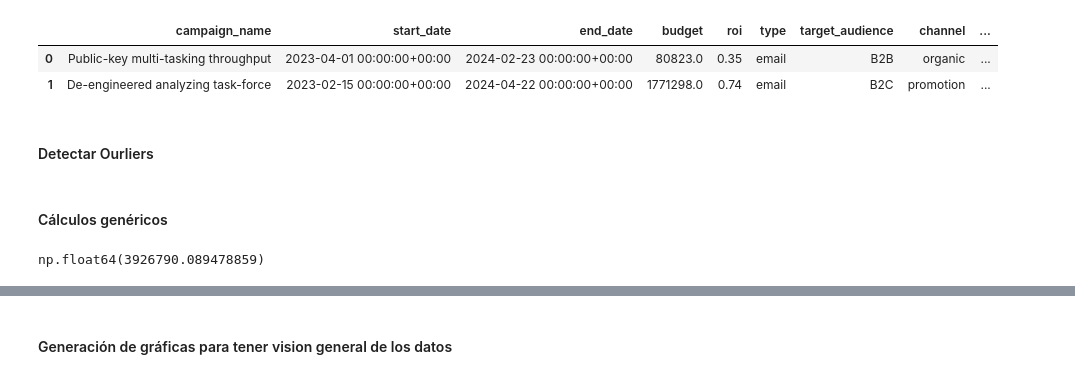
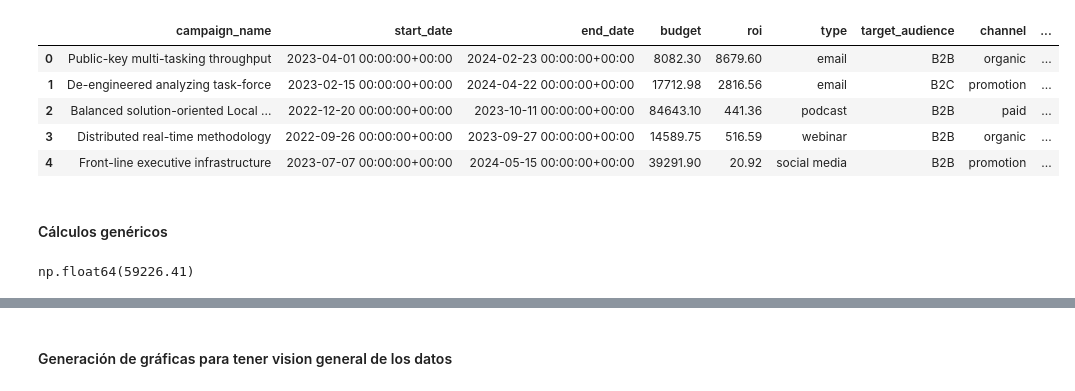
Before and after one commit to Natarcos/upgrade-hub-marketing-analysis, a Jupyter notebook: EDA/mkt_eda.ipynb, the cells around one changed output, grey strips where cells are left out. Saved outputs shown, nothing was run; the diff lists cells and outputs as text; code cells hidden in the pictures.

```diff
--- a/EDA/mkt_eda.ipynb
+++ b/EDA/mkt_eda.ipynb
@@ -24,13 +24,13 @@ plt.rcParams['axes.titlesize'] = 14
 plt.rcParams['xtick.labelsize'] = 10
 plt.rcParams['ytick.labelsize'] = 10
 # %%
-#datos
-df = pd.read_csv('/Users/n.arcos89/Documents/GitHub/upgrade-hub-marketing-analysis/Preprocesamiento/roi-preprocesamiento-marketing.csv')
+df = pd.read_csv('/Users/n.arcos89/Documents/GitHub/upgrade-hub-marketing-analysis/Preprocesamiento/pre-marketing.csv', sep=',', quotechar='"', quoting=csv.QUOTE_MINIMAL)
 # %%
-df.head(2)
+df.head()
 # %% [output]
 |  | campaign_name | start_date | end_date | budget | roi | type | target_audience | channel | ... |
-| 0 | Public-key multi-tasking throughput | 2023-04-01 00:00:00+00:00 | 2024-02-23 00:00:00+00:00 | 80823.0 | 0.35 | email | B2B | organic | ... |
-| 1 | De-engineered analyzing task-force | 2023-02-15 00:00:00+00:00 | 2024-04-22 00:00:00+00:00 | 1771298.0 | 0.74 | email | B2C | promotion | ... |
+| 0 | Public-key multi-tasking throughput | 2023-04-01 00:00:00+00:00 | 2024-02-23 00:00:00+00:00 | 8082.30 | 8679.60 | email | B2B | organic | ... |
+| 1 | De-engineered analyzing task-force | 2023-02-15 00:00:00+00:00 | 2024-04-22 00:00:00+00:00 | 17712.98 | 2816.56 | email | B2C | promotion | ... |
+| 2 | Balanced solution-oriented Local ... | 2022-12-20 00:00:00+00:00 | 2023-10-11 00:00:00+00:00 | 84643.10 | 441.36 | podcast | B2B | paid | ... |
+| 3 | Distributed real-time methodology | 2022-09-26 00:00:00+00:00 | 2023-09-27 00:00:00+00:00 | 14589.75 | 516.59 | webinar | B2B | organic | ... |
+| 4 | Front-line executive infrastructure | 2023-07-07 00:00:00+00:00 | 2024-05-15 00:00:00+00:00 | 39291.90 | 20.92 | social media | B2B | promotion | ... |
-# %% [markdown]
-#### Detectar Ourliers
@@ -70,9 +37,9 @@ fig.show()
 # %% [markdown]
 #### Cálculos genéricos
 # %%
-#Calcular media de valores numéricos
+#calculo de medias
 inversión = df['budget']
-np.mean(inversión) #media
+round(np.mean(inversión), 2)
 # %% [output]
-np.float64(3926790.089478859)
+np.float64(59226.41)
 # %%
```
Also changed, not shown: parts of 34 cells of this notebook, 2 other files.
